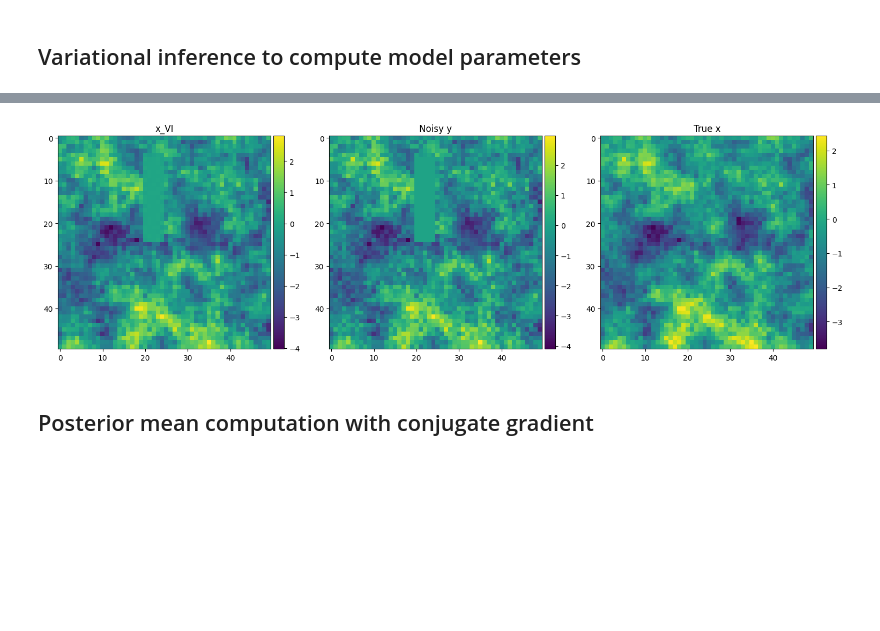
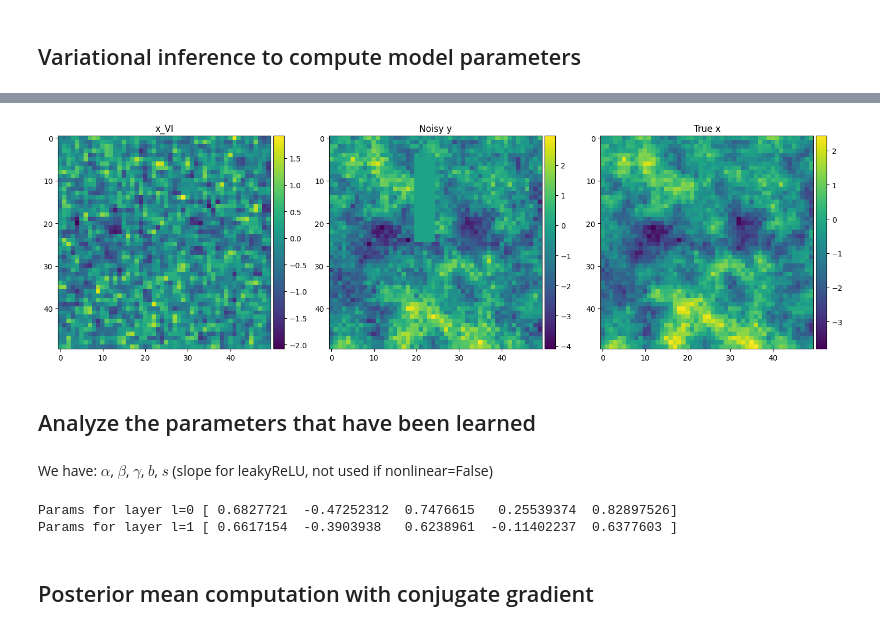
Before and after one commit to HGangloff/dgmrf, a Jupyter notebook: notebooks/graph_dgmrf_lattice.ipynb, the cells around one changed output, grey strips where cells are left out. Cells and saved outputs as stored; diff of their text form; code cells hidden in the pictures; blank space fills up the shorter version.

```diff
--- a/notebooks/graph_dgmrf_lattice.ipynb
+++ b/notebooks/graph_dgmrf_lattice.ipynb
@@ -93,7 +93,9 @@ dgmrf = DGMRF(
     subkey,
     L,
     A_D=(get_adjacency_matrix_lattice(H, W), 4 * jnp.ones(H * W)),
-    log_det_method="eigenvalues"
+    log_det_method="eigenvalues",
+    with_bias=True,
+    non_linear=False
 )
 
 dgmrf_params, dgmrf_static = eqx.partition(dgmrf, lambda x:eqx.is_inexact_array(x)) # and not eqx.is_exact because the layer would consider self.key as a parameter!
@@ -100,2 +104,16 @@ dgmrf_params, dgmrf_static = eqx.partition(dgmrf, lambda x:eqx.is_inexact_array(
+# %%
+key, subkey1, subkey2 = jax.random.split(key, 3)
+
+#q_phi = MeanField(N=H * W, key=subkey)
+q_phi = FactorizedS(
+    N=H * W,
+    dgmrf_args=(subkey1, 1),
+    dgmrf_kwargs= {
+        "A_D":(get_adjacency_matrix_lattice(H, W), 4 * jnp.ones(H * W)),
+        "log_det_method":"eigenvalues"
+    },
+    key=subkey2
+)
+q_phi_params, q_phi_static = eqx.partition(q_phi, lambda x:eqx.is_inexact_array(x)) # and not eqx.is_exact because the layer would consider self.key as a parameter!
 # %% [markdown]
 ## Variational inference to compute model parameters
@@ -105,22 +121,21 @@ The initial values of the mean and std for the variational distribution are give
 key, subkey1, subkey2 = jax.random.split(key, 3)
 params_init = {
     "dgmrf":dgmrf_params,
-    "log_sigma":jnp.log(true_sigma_noise),
-    "nu_phi":y, #jnp.ones((H * W,)) * jax.random.uniform(subkey1, (H*W,), minval=-3, maxval=3), # * 0.3,
-    "log_S_phi":jax.nn.softplus(jax.random.normal(subkey2, (N,)) * 0.01), # jnp.ones((H * W,)) * 1
+    "q_phi":q_phi_params,
+    "log_sigma":jnp.log(true_sigma_noise)
 }
 static = {
-    "dgmrf": dgmrf_static
+    "dgmrf": dgmrf_static,
+    "q_phi": q_phi_static
 }
 # %%
 n_iter = 1000
-lr_graph = 1e-3
+lr_graph = 1e-2
 
 lr = lr_graph
 tx = optax.multi_transform(
     {
-     'dgmrf': optax.adam(lr), 'log_sigma': optax.adam(0),
-     'nu_phi': optax.adam(lr), 'log_S_phi': optax.adam(lr)},
-    {'dgmrf':"dgmrf", 'log_sigma':'log_sigma', 'nu_phi':'nu_phi', 'log_S_phi':'log_S_phi'} # This what would be returned by the label_fn; i.e. this is the correct syntax when directly giving labels and when params is dict
+     'dgmrf': optax.adam(lr), 'log_sigma': optax.adam(0), 'q_phi': optax.adam(lr)},
+    {'dgmrf':"dgmrf", 'log_sigma':'log_sigma', 'q_phi':'q_phi'} # This what would be returned by the label_fn; i.e. this is the correct syntax when directly giving labels and when params is dict
 )
 opt_state = tx.init(params_init)
@@ -140,27 +153,38 @@ plt.show()
 # %%
 fig, axes = plt.subplots(1, 3)
 fig.set_size_inches(18.5, 10.5)
 
-im = axes[0].imshow(params_final["nu_phi"].reshape(H, W))
+im = axes[0].imshow(params_final["q_phi"].params["nu"].reshape(H, W))
 axes[0].set_title("x_VI")
 divider = make_axes_locatable(axes[0])
 cax = divider.append_axes('right', size='5%', pad=0.05)
 fig.colorbar(im, cax=cax, orientation='vertical')
 
 im = axes[1].imshow(y.reshape(H, W))
 axes[1].set_title("Noisy y")
 divider = make_axes_locatable(axes[1])
 cax = divider.append_axes('right', size='5%', pad=0.05)
 fig.colorbar(im, cax=cax, orientation='vertical')
 
 im = axes[2].imshow(x_ori)
 axes[2].set_title("True x")
 divider = make_axes_locatable(axes[2])
 cax = divider.append_axes('right', size='5%', pad=0.05)
 fig.colorbar(im, cax=cax, orientation='vertical')
 
 plt.show()
 # %% [output]
-[figure, old version]
+[figure, new version]
+# %% [markdown]
+## Analyze the parameters that have been learned
+# %% [markdown]
+We have: $\alpha$, $\beta$, $\gamma$, $b$, $s$ (slope for leakyReLU, not used if nonlinear=False)
+# %%
+from dgmrf.layers import GraphLayer
+for l in range(L):
+    print(f"Params for layer {l=}", GraphLayer.params_transform(params_final["dgmrf"].layers[l].params))
+# %% [output]
+Params for layer l=0 [ 0.6827721  -0.47252312  0.7476615   0.25539374  0.82897526]
+Params for layer l=1 [ 0.6617154  -0.3903938   0.6238961  -0.11402237  0.6377603 ]
 # %% [markdown]
 ## Posterior mean computation with conjugate gradient
```
Also changed, not shown: parts of 19 cells of this notebook, 2 other files.
